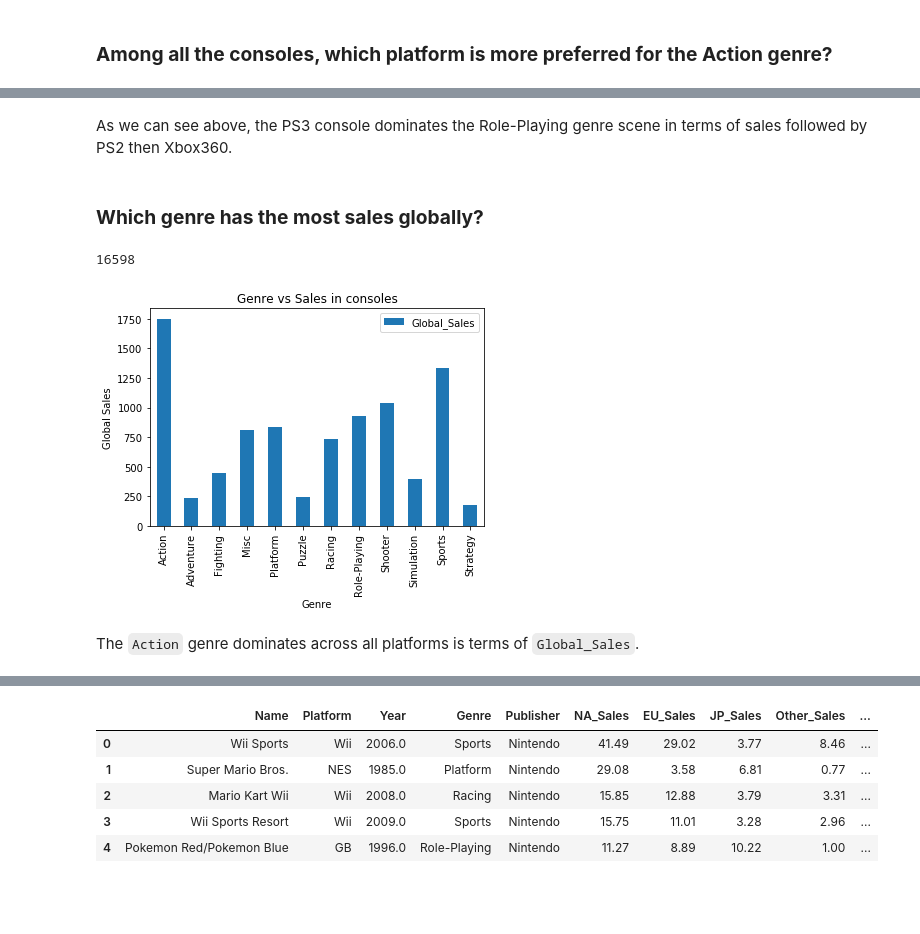
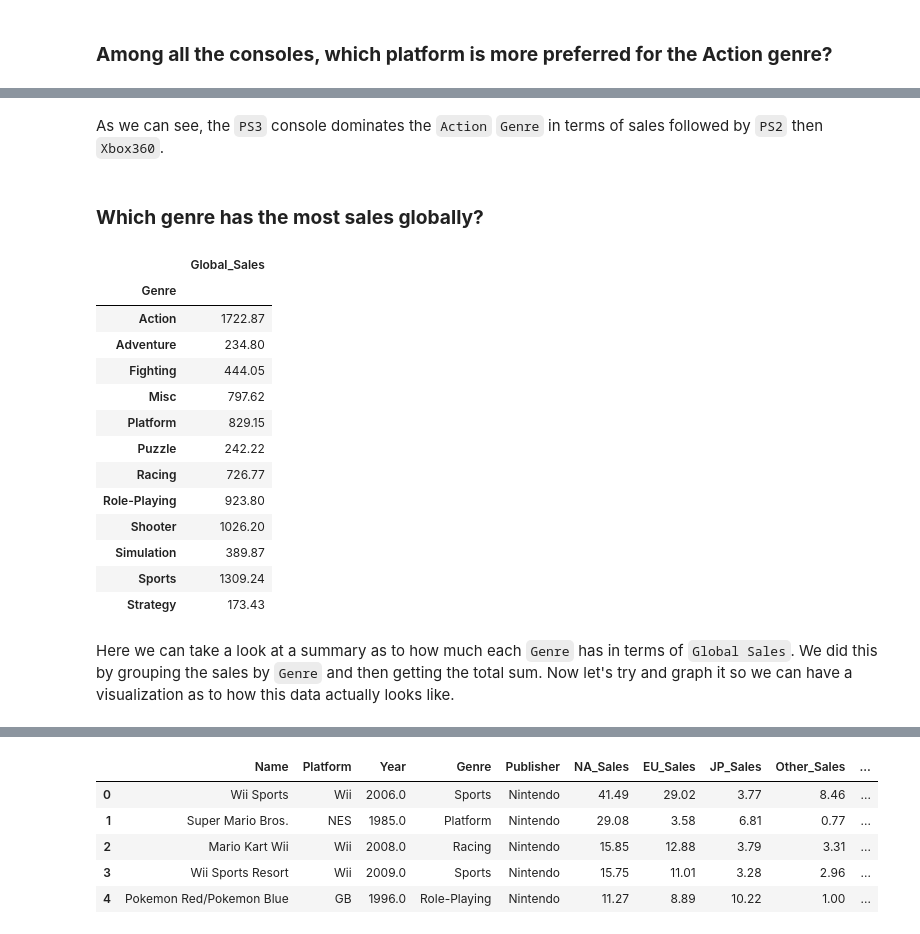
Before and after one commit to akiescarraga/CSMODELCaseStudyTBD, a Jupyter notebook: TBD_CaseStudy.ipynb, the cells around one changed output, grey strips where cells are left out. Cells and saved outputs as stored; diff of their text form; code cells hidden in the pictures; blank space fills up the shorter version.

```diff
--- a/TBD_CaseStudy.ipynb
+++ b/TBD_CaseStudy.ipynb
@@ -98,27 +125,28 @@ Text(0.5, 1.0, 'Platform vs Action Genre Sales')
 # %% [markdown]
-As we can see above, the PS3 console dominates the Role-Playing genre scene in terms of sales followed by PS2 then Xbox360.
+As we can see, the `PS3` console dominates the `Action` `Genre` in terms of sales followed by `PS2` then `Xbox360`.
 # %% [markdown]
 ###  **Which genre has the most sales globally?**
 # %%
 #Removes the columns of the unnecessary data
-sales_df = new_df.drop(["Rank", "Year", "Publisher","NA_Sales","EU_Sales", "JP_Sales", "Other_Sales","Platform"], axis=1)
-
+sales_df = vgsales_df.drop(["Year", "Publisher","NA_Sales","EU_Sales", "JP_Sales", "Other_Sales","Platform"], axis=1)
 
 #Sums the Global Sales
 sales_df = sales_df.groupby("Genre").sum()
-
-
-#Creates the bar graph
-
-
-
-sales_df.plot.bar()
-plt.xlabel('Genre')
-plt.ylabel('Global Sales')
-plt.title('Genre vs Sales in consoles')
-len(new_df)
+sales_df
 # %% [output]
-16598
-[figure, removed]
+|  | Global_Sales |
+| Genre |  |
+| Action | 1722.87 |
+| Adventure | 234.80 |
+| Fighting | 444.05 |
+| Misc | 797.62 |
+| Platform | 829.15 |
+| Puzzle | 242.22 |
+| Racing | 726.77 |
+| Role-Playing | 923.80 |
+| Shooter | 1026.20 |
+| Simulation | 389.87 |
+| Sports | 1309.24 |
+| Strategy | 173.43 |
-# %% [markdown]
-The `Action` genre dominates across all platforms is terms of `Global_Sales`.
+# %% [markdown]
+Here we can take a look at a summary as to how much each `Genre` has in terms of `Global Sales`. We did this by grouping the sales by `Genre` and then getting the total sum. Now let's try and graph it so we can have a visualization as to how this data actually looks like.
```
Also changed, not shown: parts of 31 cells of this notebook.
